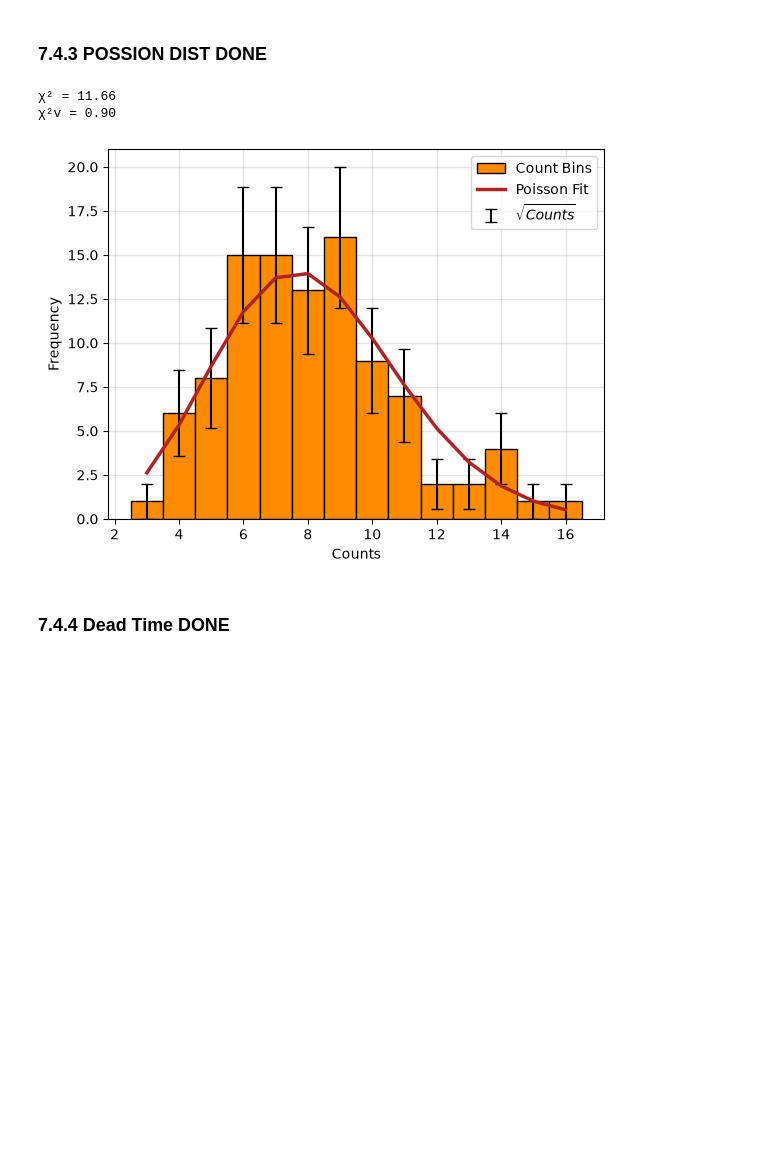
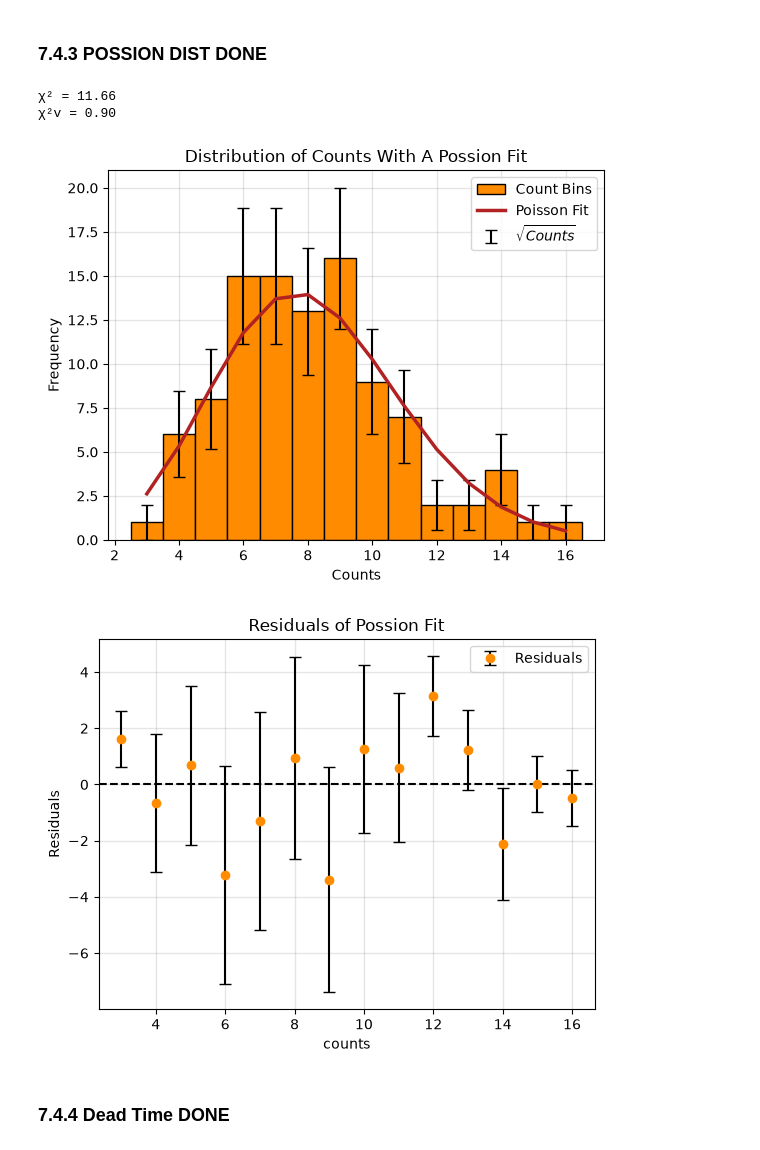
Before and after one commit to cawjense/Phys-133, a Jupyter notebook: gammalab/gamma.ipynb, the cells around one changed output. Saved outputs shown, nothing was run; the diff lists cells and outputs as text; code cells hidden in the pictures; blank space fills up the shorter version.

```diff
--- a/gammalab/gamma.ipynb
+++ b/gammalab/gamma.ipynb
@@ -136,35 +138,47 @@ freq, bins, patches = plt.hist(counts,bins=bins,color='darkorange',edgecolor='bl
 bincenters = (bins[:-1] + bins[1:]) * 0.5
 
 
 scaled_pmf = poisson.pmf(x_range, mean) * total_trials
 
 
 errors = np.sqrt(freq)
 
 
 chi_2 = np.sum(((scaled_pmf - freq)**2) / errors**2)
 dof = len(x_range) - 1
 chiv_2 = chi_2/dof
 
 print(f"χ² = {chi_2:.2f}")
 print(f"χ²v = {chiv_2:.2f}")
 
 plt.errorbar(bincenters,freq,yerr=errors,fmt='none',ecolor='black',capsize=4,elinewidth=1.5,label=r'$\sqrt{Counts}$')
 
 plt.plot( x_range,scaled_pmf,color='firebrick',linewidth=2.5,label='Poisson Fit')
 
 plt.legend()
 
 plt.grid(True, color='black', linewidth=1, alpha=0.1)
 plt.gca().set_axisbelow(True)
-
+plt.title('Distribution of Counts With A Possion Fit')
 plt.ylabel('Frequency')
 plt.xlabel('Counts')
 plt.show()
+
+resid = scaled_pmf - freq
+
+plt.errorbar(x_range,resid,yerr =errors, fmt = 'o', color='darkorange',ecolor='black',capsize=4,elinewidth=1.5,label='Residuals')
+plt.axhline(y = 0,color = 'black',linestyle = '--')
+plt.legend()
+plt.grid(True, color='black', linewidth=1, alpha=0.1)
+plt.title('Residuals of Possion Fit')
+plt.xlabel('counts')
+plt.ylabel('Residuals')
+plt.show()
 # %% [output]
 χ² = 11.66
 χ²v = 0.90
-[figure, old version]
+[figure, new version]
+[figure, added]
 # %% [markdown]
 ### 7.4.4 Dead Time DONE
 # %%
```
Also changed, not shown: parts of 5 cells of this notebook, 2 other files.
